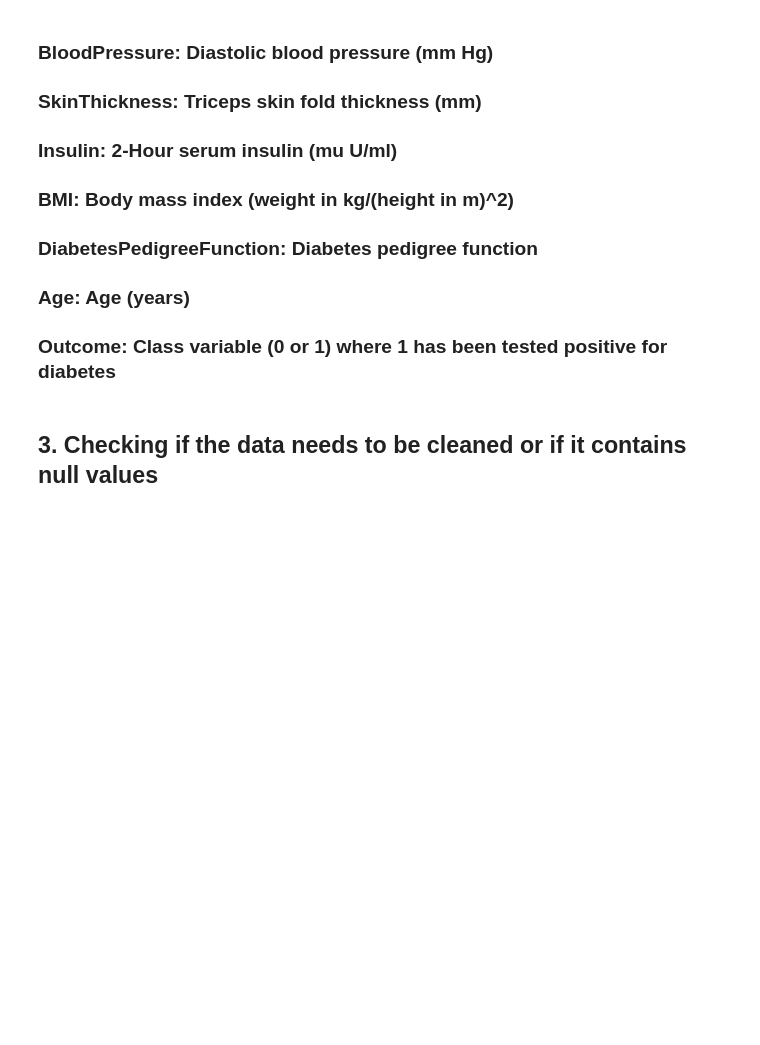
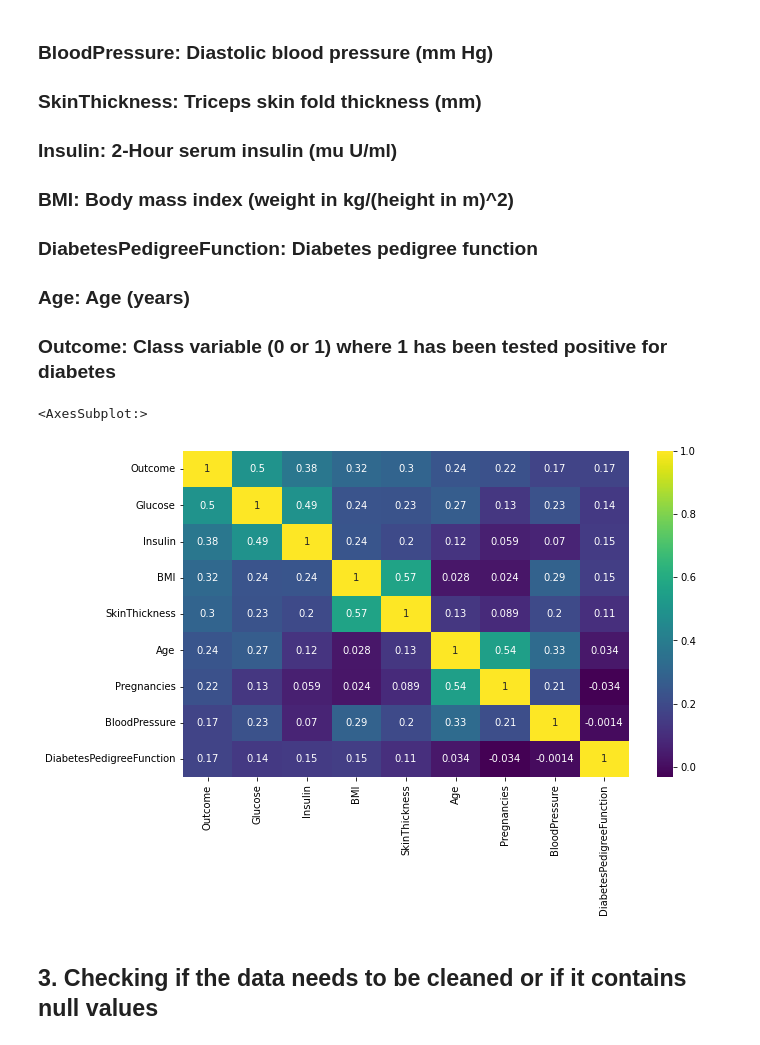
Before and after one commit to joeadham/DiabetesPredictionModel, a Jupyter notebook: Final project.ipynb, the cells around one changed output. Saved outputs shown, nothing was run; the diff lists cells and outputs as text; code cells hidden in the pictures; blank space fills up the shorter version.

```diff
--- a/Final project.ipynb
+++ b/Final project.ipynb
@@ -41,6 +41,17 @@ df.head()
 ### DiabetesPedigreeFunction: Diabetes pedigree function
 ### Age: Age (years)
 ### Outcome: Class variable (0 or 1) where 1 has been tested positive for diabetes
+# %%
+#Data visualization
+#Outcome correlation matrix
+k = 9 #number of variables for heatmap
+cols = df.corr().nlargest(k, 'Outcome')['Outcome'].index
+cm = df[cols].corr()
+plt.figure(figsize=(10,6))
+sns.heatmap(cm, annot=True, cmap = 'viridis')
+# %% [output]
+<AxesSubplot:>
+[figure, added]
 # %% [markdown]
 ## 3. Checking if the data needs to be cleaned or if it contains null values
 # %%
```
